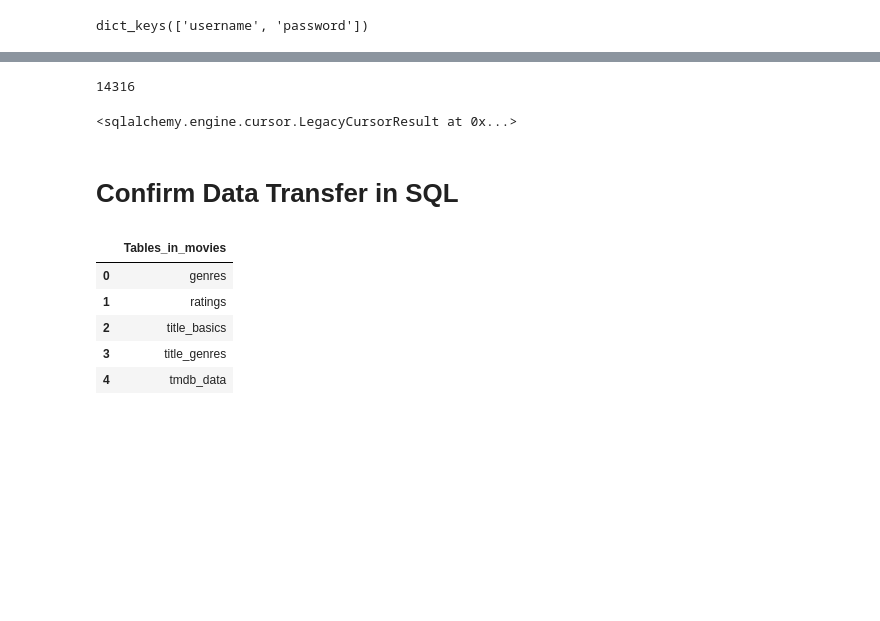
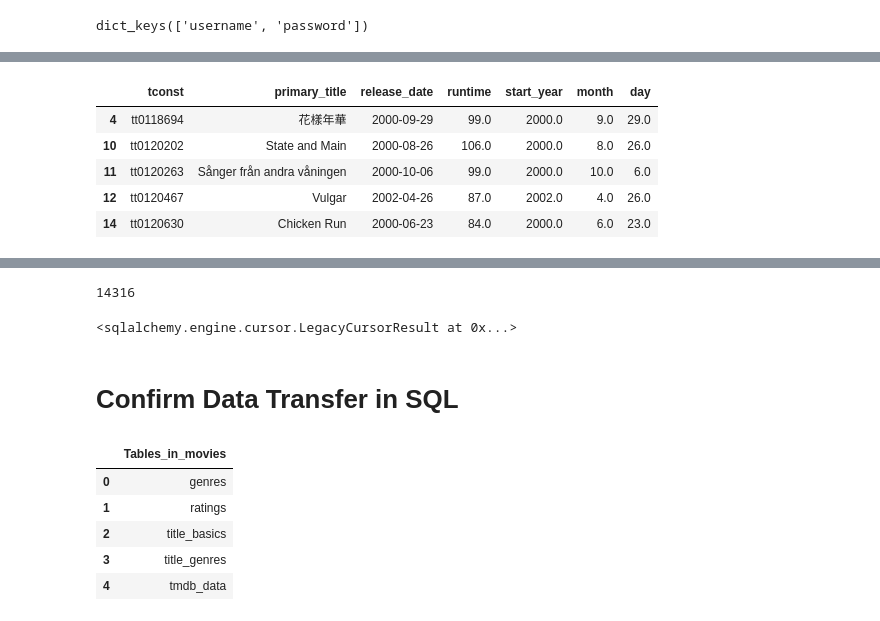
Before and after one commit to LoveidaLucero/Movie-Success-Analysis, a Jupyter notebook: Part 4B TMDB Data Transfer.ipynb, the cells around one changed output, grey strips where cells are left out. Drawn from its saved outputs; the diff is of its cells as text; code cells hidden in the pictures; blank space fills up the shorter version.

```diff
--- a/Part 4B TMDB Data Transfer.ipynb
+++ b/Part 4B TMDB Data Transfer.ipynb
@@ -149,0 +185,3 @@ conn = engine.connect()
+# %%
+title_basics = df[['imdb_id','original_title','release_date','runtime']].copy()
+title_basics.head()
@@ -149,0 +195,7 @@ conn = engine.connect()
+# %%
+#rename columns for consistency
+rename_basics = {'imdb_id':'tconst',
+                'original_title':'primary_title'}
+title_basics = title_basics.rename(rename_basics, axis=1)
+title_basics.info()
+title_basics.head()
@@ -149,0 +220,17 @@ conn = engine.connect()
+# %%
+#split release date into separate columns and drop day/month
+title_basics = title_basics.copy()
+title_basics['release_date'] = pd.to_datetime(title_basics['release_date'],errors='coerce')
+title_basics['start_year'] = title_basics['release_date'].dt.year
+title_basics['month'] = title_basics['release_date'].dt.month
+title_basics['day'] = title_basics['release_date'].dt.day
+title_basics.head()
+
+#collaborated with Christina Brockway
+# %% [output]
+|  | tconst | primary_title | release_date | runtime | start_year | month | day |
+| 4 | tt0118694 | 花樣年華 | 2000-09-29 | 99.0 | 2000.0 | 9.0 | 29.0 |
+| 10 | tt0120202 | State and Main | 2000-08-26 | 106.0 | 2000.0 | 8.0 | 26.0 |
+| 11 | tt0120263 | Sånger från andra våningen | 2000-10-06 | 99.0 | 2000.0 | 10.0 | 6.0 |
+| 12 | tt0120467 | Vulgar | 2002-04-26 | 87.0 | 2002.0 | 4.0 | 26.0 |
+| 14 | tt0120630 | Chicken Run | 2000-06-23 | 84.0 | 2000.0 | 6.0 | 23.0 |
```
Also changed, not shown: parts of 28 cells of this notebook, 2 other files.
